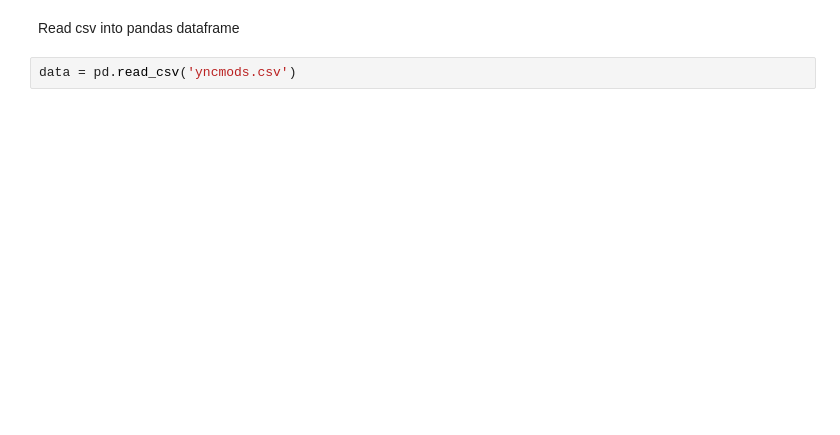
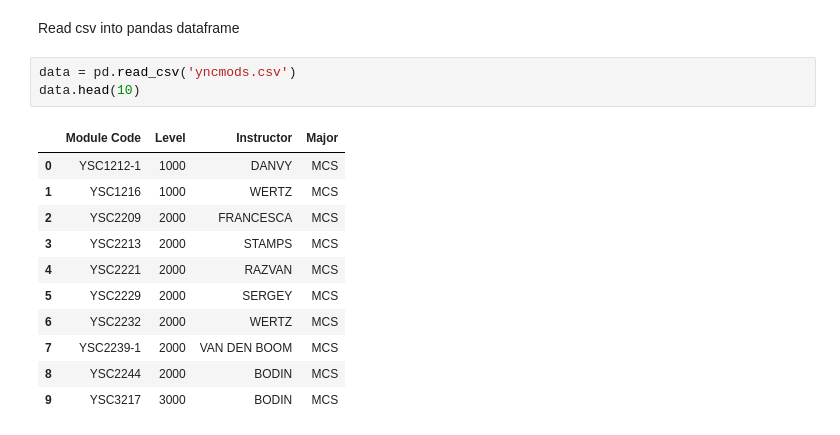
Before and after one commit to yanhua-wang/colouring, a Jupyter notebook: greedy_algorithm.ipynb, the cells around one changed output. Cells and saved outputs as stored; diff of their text form; blank space fills up the shorter version.

```diff
--- a/greedy_algorithm.ipynb
+++ b/greedy_algorithm.ipynb
@@ -8,6 +8,19 @@ ModuleNotFoundError: No module named 'numpy'
 Read csv into pandas dataframe
 # %%
 data = pd.read_csv('yncmods.csv')
+data.head(10)
+# %% [output]
+|  | Module Code | Level | Instructor | Major |
+| 0 | YSC1212-1 | 1000 | DANVY | MCS |
+| 1 | YSC1216 | 1000 | WERTZ | MCS |
+| 2 | YSC2209 | 2000 | FRANCESCA | MCS |
+| 3 | YSC2213 | 2000 | STAMPS | MCS |
+| 4 | YSC2221 | 2000 | RAZVAN | MCS |
+| 5 | YSC2229 | 2000 | SERGEY | MCS |
+| 6 | YSC2232 | 2000 | WERTZ | MCS |
+| 7 | YSC2239-1 | 2000 | VAN DEN BOOM | MCS |
+| 8 | YSC2244 | 2000 | BODIN | MCS |
+| 9 | YSC3217 | 3000 | BODIN | MCS |
 # %% [markdown]
 ## Conditions for being neighbours
 
```
Also changed, not shown: parts of 13 cells of this notebook.
